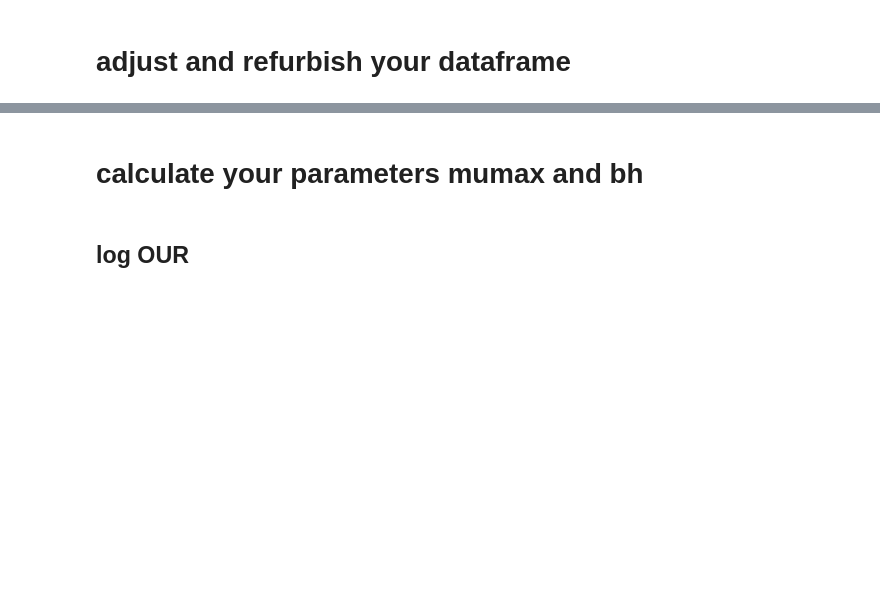
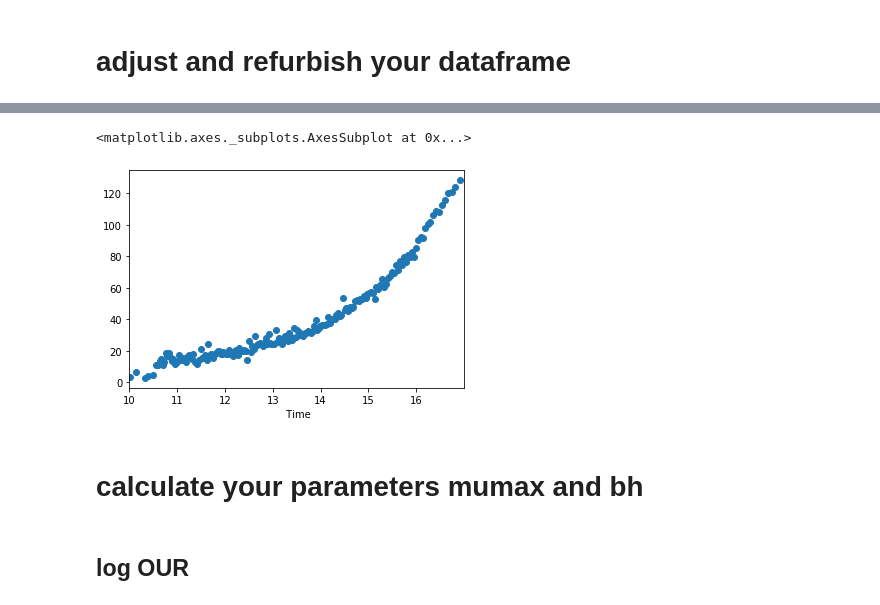
Before and after one commit to gbellandi/Pyhon_basicsCourse, a Jupyter notebook: notebooks/6_respirometry.ipynb, the cells around one changed output, grey strips where cells are left out. Saved outputs shown, nothing was run; the diff lists cells and outputs as text; code cells hidden in the pictures; blank space fills up the shorter version.

```diff
--- a/notebooks/6_respirometry.ipynb
+++ b/notebooks/6_respirometry.ipynb
@@ -31,2 +81,5 @@ df['OUR'].plot()
 # %%
-df['OUR'].plot(marker='o')
+df['OUR'][10:17].plot(marker='o')
+# %% [output]
+<matplotlib.axes._subplots.AxesSubplot at 0x...>
+[figure, added]
```
Also changed, not shown: parts of 22 cells of this notebook, 2 other files.
